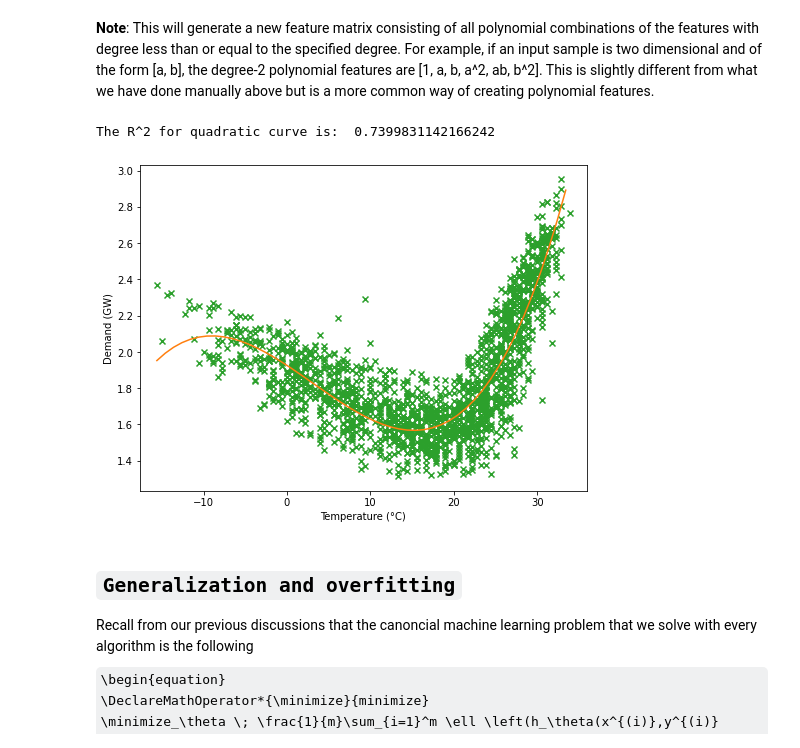
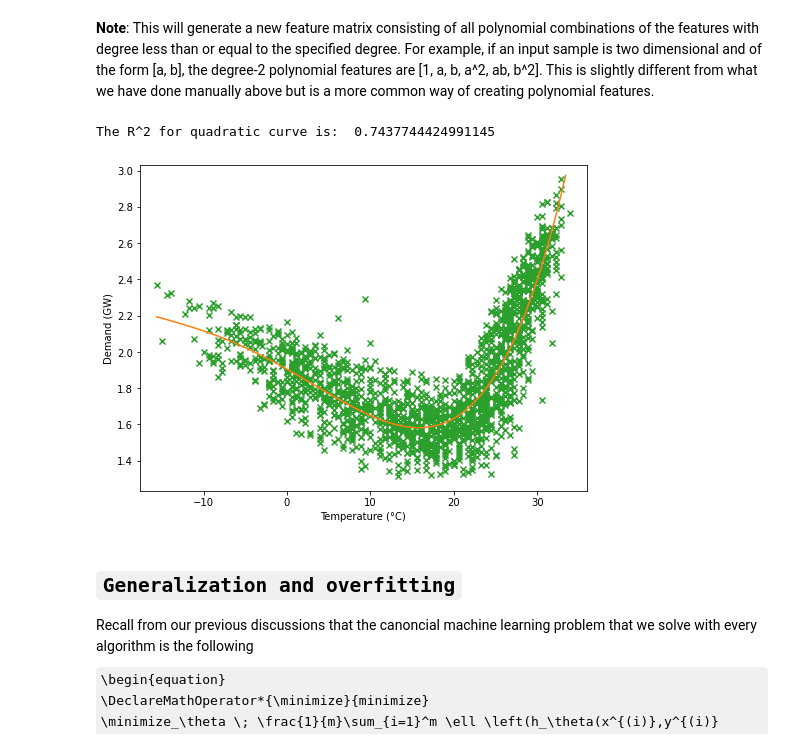
Before and after one commit to IS3UniCologne/DSML_2021, a Jupyter notebook: 03_Workshops/DSML_WS_08_PolyRegression/DSML_WS_08_PolyRegression.ipynb, the cells around one changed output. Cells and saved outputs as stored; diff of their text form; code cells hidden in the pictures; some formulas as TeX source.

```diff
--- a/03_Workshops/DSML_WS_08_PolyRegression/DSML_WS_08_PolyRegression.ipynb
+++ b/03_Workshops/DSML_WS_08_PolyRegression/DSML_WS_08_PolyRegression.ipynb
@@ -95,7 +95,7 @@ memory usage: 32.3 KB
 # note: we are using here the very powerful map() function, which returns a list of the results
 # after applying the given function to each item of a given iterable (list, tuple etc.)
 
-df_summer["Weekday"] = df_summer["Date"].apply(lambda x: x.weekday())
+df_summer["Weekday"] = df_summer["Date"].apply(lambda dt: dt.weekday())
 # %%
 df_summer.head(5)
 # %% [output]
@@ -109,11 +109,16 @@ df_summer.head(5)
 # alternatively you can also define you own function
 
 def weekday_check (dt):
-    day_count = dt.weekday()
-    if day_count <=4:
+
+    day_number = dt.weekday()
+
+    if day_number <=4:
         return 1
     else:
         return 0
 
 df_summer["IsWeekday"] = df_summer["Date"].apply(lambda dt: weekday_check(dt))
+# %%
+# alternative
+df_summer["IsWeekday"] = df_summer["Weekday"].apply(lambda x: 1 if x<=4 else 0)
 # %%
@@ -388,10 +416,10 @@ def plot_regression_poly_scikit(X,Y,d):
     print ('The R^2 for quadratic curve is: ',r2_score(Y, model_pred))
     #print(lin_reg_Poly.coef_)
 # %%
-plot_regression_poly_scikit(X = xp, Y = yp, d = 3)
+plot_regression_poly_scikit(X = xp, Y = yp, d = 4)
 # %% [output]
-The R^2 for quadratic curve is:  0.7399831142166242
+The R^2 for quadratic curve is:  0.7437744424991145
-[figure, old version]
+[figure, new version]
 # %% [markdown]
 ## `Generalization and overfitting`
 
```
Also changed, not shown: parts of 17 cells of this notebook.
